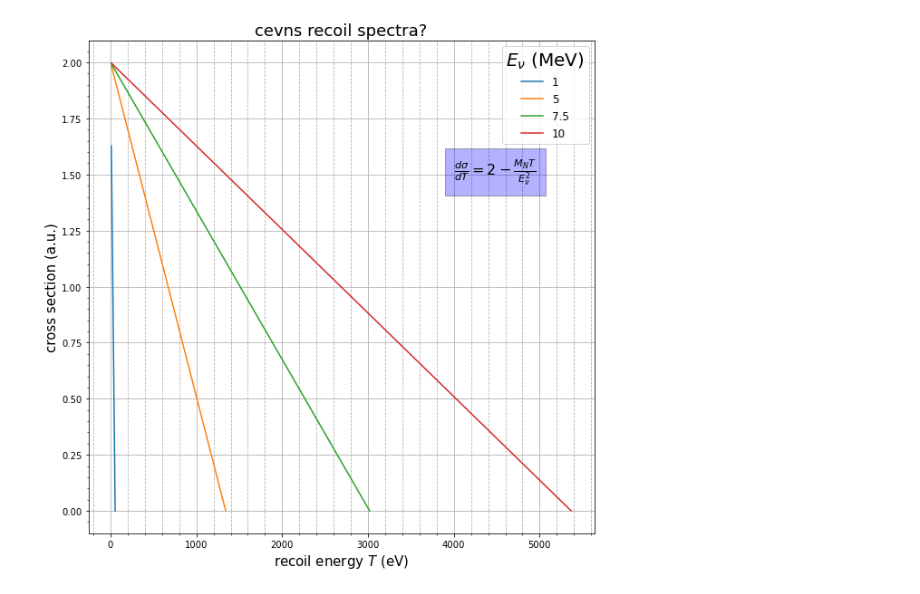
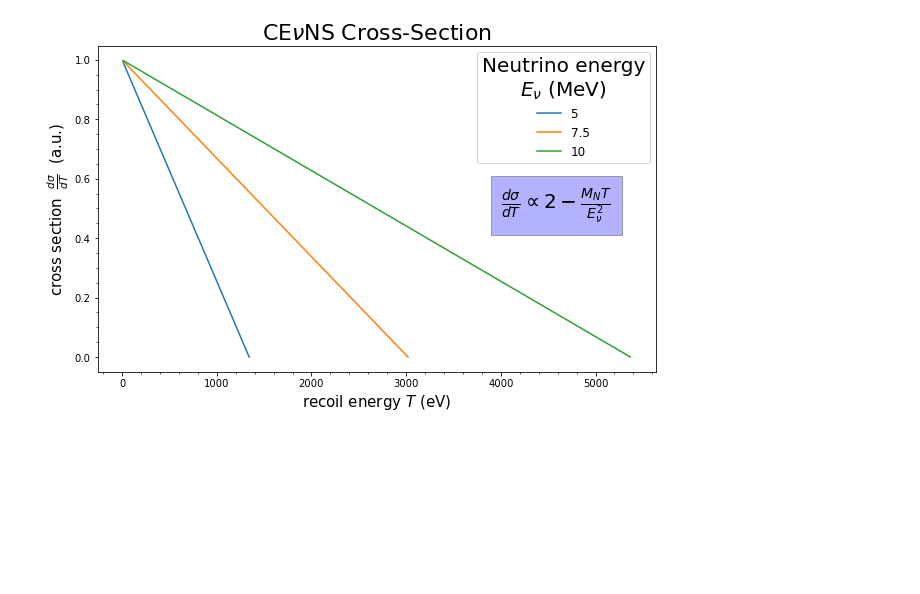
Before and after one commit to austindsc/SBC_miscCalculations, a Jupyter notebook: chamberScattering/cevns_spectrum.ipynb, the cells around one changed output. Cells and saved outputs as stored; diff of their text form; code cells hidden in the pictures; blank space fills up the shorter version.

```diff
--- a/chamberScattering/cevns_spectrum.ipynb
+++ b/chamberScattering/cevns_spectrum.ipynb
@@ -21,48 +21,50 @@ kev = 10**3
 M_Ar = 40*amu/mev # now in MeV
 # %%
 def cs_func(T, Mn, Ev): #all arguments in MeV
-    return (2 - Mn * T / Ev**2)
+    return (2 - Mn * T / Ev**2) * 0.5
 
 def getMax(Mn, Ev): #takes in MeV, returns a value in MeV
     return 2*Ev**2/Mn
 
-neutrinos = [1, 5, 7.5, 10] #in MeV
+neutrinos = [5, 7.5, 10] #in MeV
 # %%
 ######### Quick plotter #########
 
 
 # for E in neutrinos:
 #     label = str(h)
 #     ax.plot(widths, 180/pi*allowedAngle(widths, h) , label = "h = " + label + "mm")
 
-fig, ax = plt.subplots(figsize = (10, 10))
+fig, ax = plt.subplots(figsize = (10, 6))
 
 for nu in neutrinos:
     Tmax = getMax(Mn = M_Ar, Ev = nu)
     Tlist = np.linspace(10/mev, Tmax, 100) #from 10 eV to Tmax
     ax.plot(Tlist*mev, cs_func(T = Tlist, Mn = M_Ar, Ev = nu), label = nu)
 
-plt.ylabel(r"cross section (a.u.)", size = 15)
+plt.ylabel(r"cross section  $\frac{d\sigma}{dT}$  (a.u.)", size = 15)
 plt.xlabel(r"recoil energy $T$ (eV)", size = 15)
-plt.title("cevns recoil spectra?", size = 18)
+plt.title(r"CE$\nu$NS Cross-Section", size = 22)
 
 plt.minorticks_on()
-plt.grid(b = True, which ='minor', axis ='x', linestyle = '--', markevery = '100')
+# plt.grid(b = True, which ='minor', axis ='x', linestyle = '--', markevery = '100')
 
 #locmin = tk.LogLocator(base=10.0,subs=(0.2,0.4,0.6,0.8),numticks=12)
 # ax.xaxis.set_minor_locator(locmin)
 # ax.xaxis.set_minor_formatter(tk.NullFormatter())
 
 # ax.set_xscale('log')
 # plt.xlim(20, 25)
-plt.grid(True)
-leg = plt.legend(prop={'size': 12}, title = r"$E_\nu$ (MeV)")
+# plt.grid(True)
+
+leg = plt.legend(prop={'size': 12}, title = "Neutrino energy\n" r"$E_\nu$ (MeV)")
+plt.setp(leg.get_title(), multialignment='center')
 leg.get_title().set_fontsize('20')
 
-xs_text = r"$\frac{d\sigma}{dT} = 2 - \frac{M_NT}{E_\nu^2}$"
-ax.text(4000, 1.5, xs_text, size = 16, bbox={'facecolor': 'blue', 'alpha': 0.3, 'pad': 10})
+xs_text = r"$\frac{d\sigma}{dT} \propto 2 - \frac{M_NT}{E_\nu^2}$"
+ax.text(4000, 0.5, xs_text, size = 20, bbox={'facecolor': 'blue', 'alpha': 0.3, 'pad': 10})
 
-# plt.savefig("fuck.png")
+plt.savefig("cevns.png")
 plt.show()
 # %% [output]
-[figure, old version]
+[figure, new version]
```
Also changed, not shown: 6 other files.
